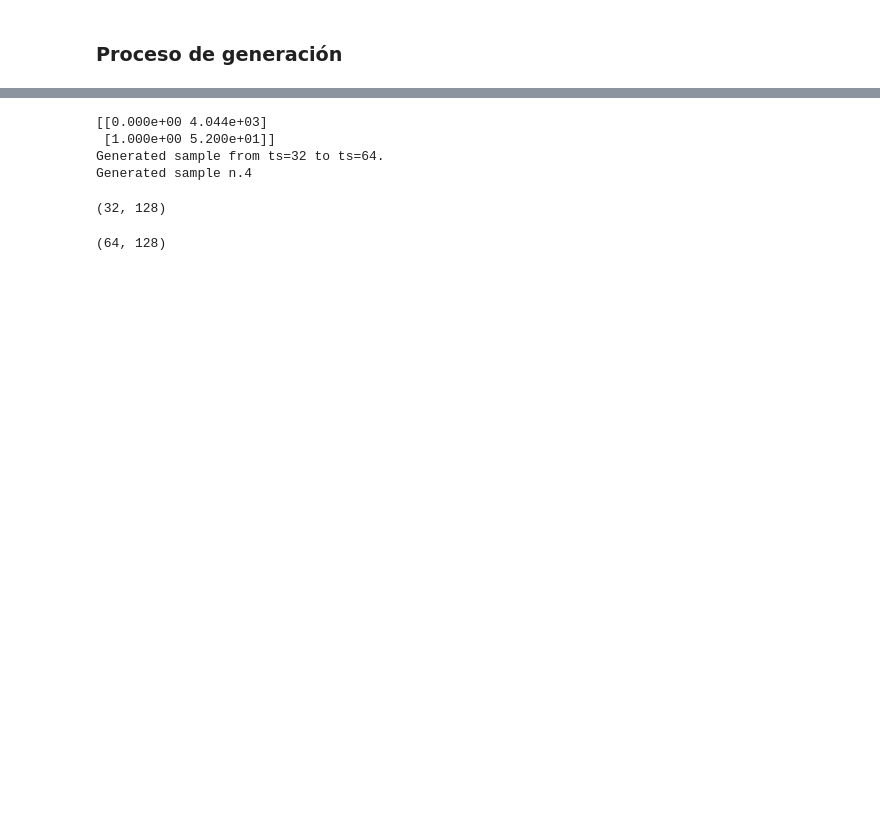
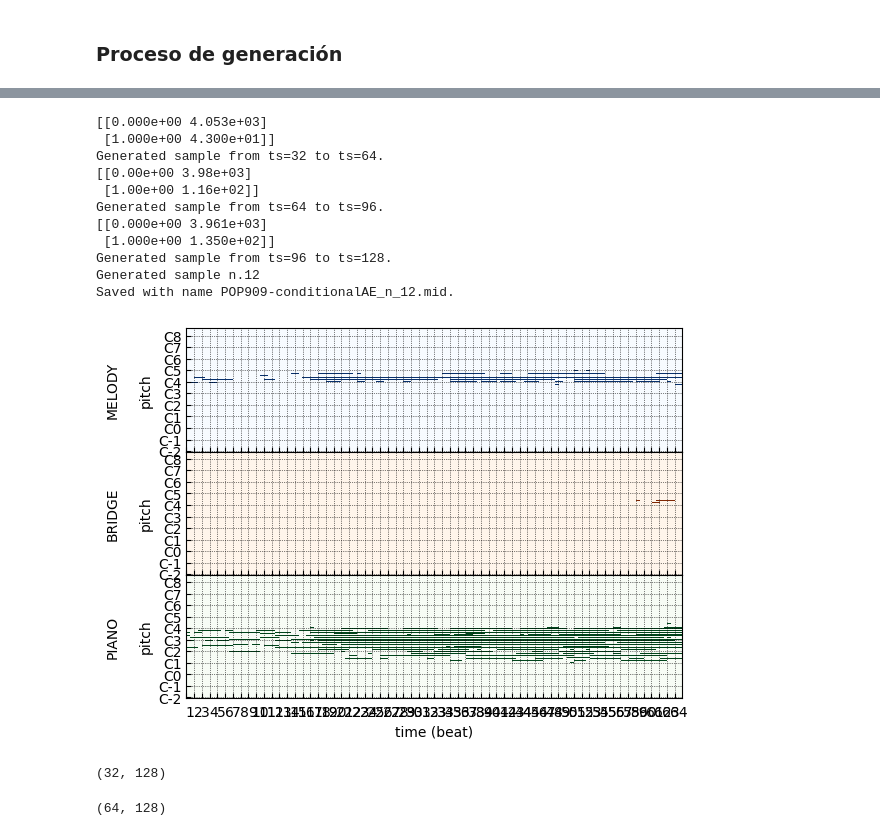
Before and after one commit to STarrio/generative-music, a Jupyter notebook: MAEGeneration.ipynb, the cells around one changed output, grey strips where cells are left out. Saved outputs shown, nothing was run; the diff lists cells and outputs as text; code cells hidden in the pictures; blank space fills up the shorter version.

```diff
--- a/MAEGeneration.ipynb
+++ b/MAEGeneration.ipynb
@@ -764,10 +824,19 @@ Song 553 from ts=330 to ts=362
 # %%
-sampler.generate(seed,sample_length=1,threshold=0.1)
+sampler.generate(seed,sample_length=3,threshold=0.1)
+sampler.gen2midi()
 # %% [output]
-[[0.000e+00 4.044e+03]
- [1.000e+00 5.200e+01]]
+[[0.000e+00 4.053e+03]
+ [1.000e+00 4.300e+01]]
 Generated sample from ts=32 to ts=64.
-Generated sample n.4
+[[0.00e+00 3.98e+03]
+ [1.00e+00 1.16e+02]]
+Generated sample from ts=64 to ts=96.
+[[0.000e+00 3.961e+03]
+ [1.000e+00 1.350e+02]]
+Generated sample from ts=96 to ts=128.
+Generated sample n.12
+Saved with name POP909-conditionalAE_n_12.mid.
+[figure, added]
 # %%
 seed['PIANO'].shape
 # %% [output]
```
Also changed, not shown: parts of 10 cells of this notebook.
